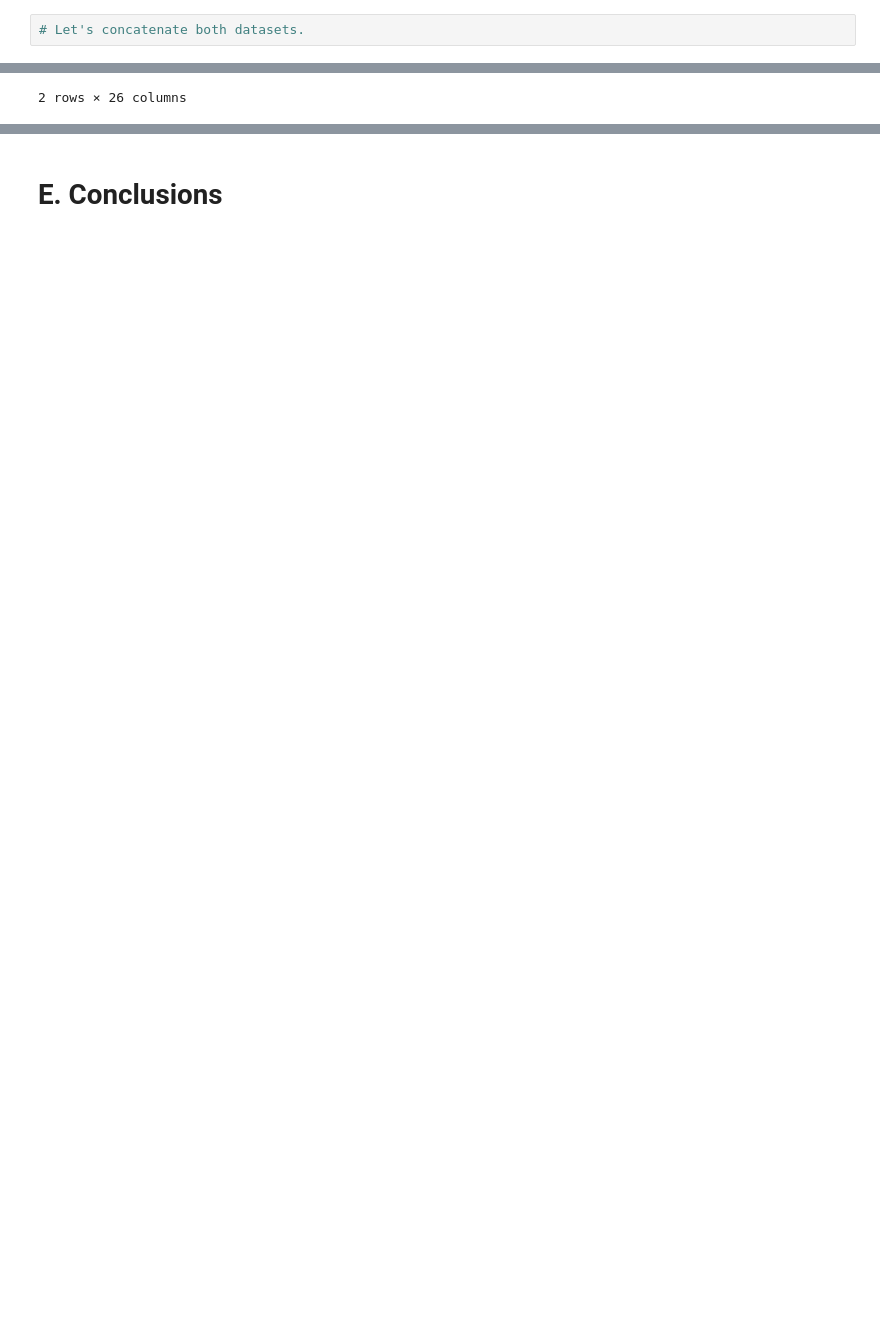
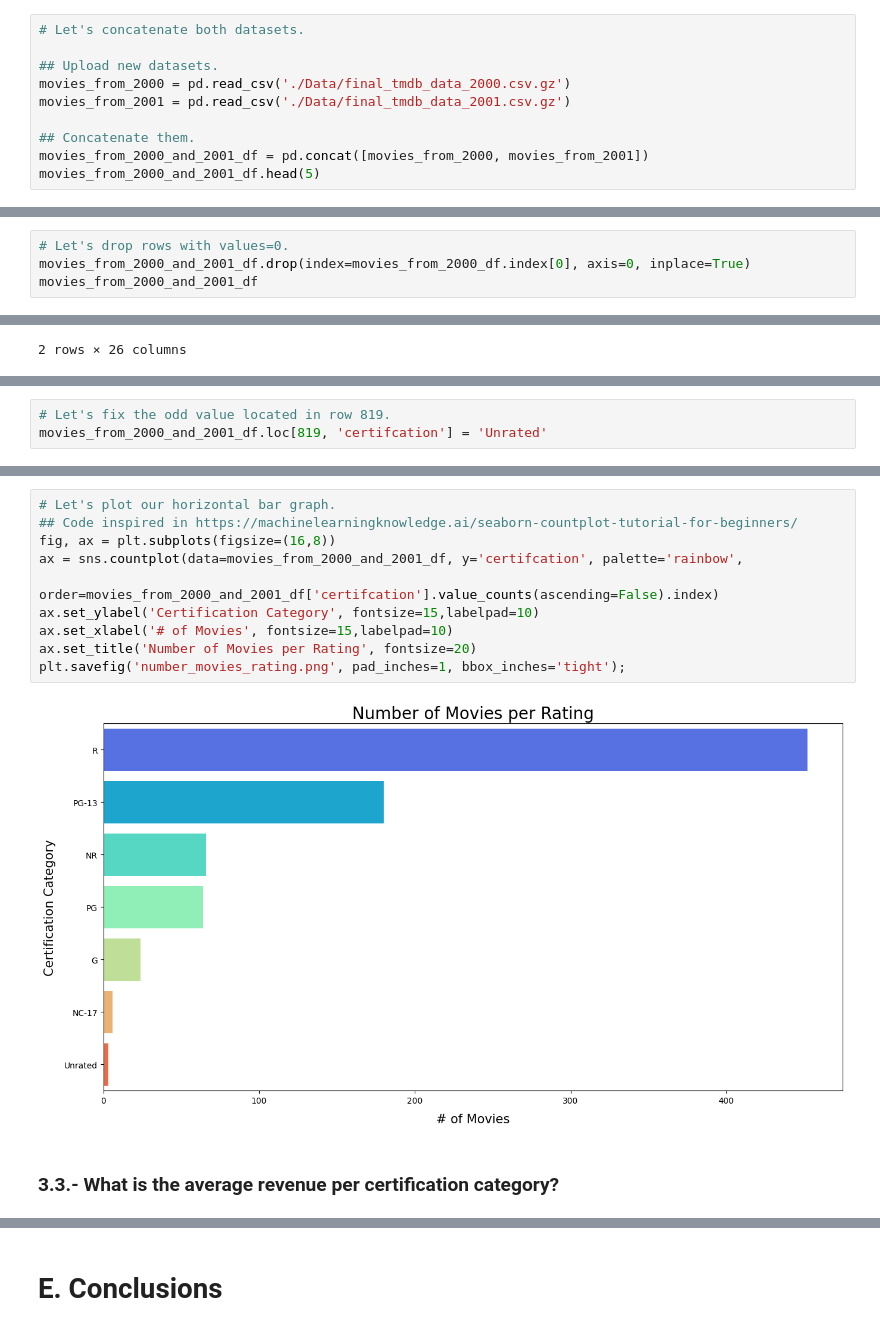
Before and after one commit to edleafvirtual/Project-3-IMDb-Successful-movie, a Jupyter notebook: Part B - Using API from TMDB notebook.ipynb, the cells around one changed output, grey strips where cells are left out. Cells and saved outputs as stored; diff of their text form; blank space fills up the shorter version.

```diff
--- a/Part B - Using API from TMDB notebook.ipynb
+++ b/Part B - Using API from TMDB notebook.ipynb
@@ -270,2 +246,10 @@ movies_from_2001_df
 # %%
 # Let's concatenate both datasets.
+
+## Upload new datasets.
+movies_from_2000 = pd.read_csv('./Data/final_tmdb_data_2000.csv.gz')
+movies_from_2001 = pd.read_csv('./Data/final_tmdb_data_2001.csv.gz')
+
+## Concatenate them.
+movies_from_2000_and_2001_df = pd.concat([movies_from_2000, movies_from_2001])
+movies_from_2000_and_2001_df.head(5)
@@ -271,0 +272,4 @@ movies_from_2001_df
+# %%
+# Let's drop rows with values=0.
+movies_from_2000_and_2001_df.drop(index=movies_from_2000_df.index[0], axis=0, inplace=True)
+movies_from_2000_and_2001_df
@@ -378,0 +501,3 @@ pd.DataFrame(results)
+# %%
+# Let's fix the odd value located in row 819.
+movies_from_2000_and_2001_df.loc[819, 'certifcation'] = 'Unrated'
@@ -378,0 +516,14 @@ pd.DataFrame(results)
+# %%
+# Let's plot our horizontal bar graph.
+## Code inspired in https://machinelearningknowledge.ai/seaborn-countplot-tutorial-for-beginners/
+fig, ax = plt.subplots(figsize=(16,8))
+ax = sns.countplot(data=movies_from_2000_and_2001_df, y='certifcation', palette='rainbow',
+                   order=movies_from_2000_and_2001_df['certifcation'].value_counts(ascending=False).index)
+ax.set_ylabel('Certification Category', fontsize=15,labelpad=10)
+ax.set_xlabel('# of Movies', fontsize=15,labelpad=10)
+ax.set_title('Number of Movies per Rating', fontsize=20)
+plt.savefig('number_movies_rating.png', pad_inches=1, bbox_inches='tight');
+# %% [output]
+[figure, added]
+# %% [markdown]
+### 3.3.- What is the average revenue per certification category?
```
Also changed, not shown: parts of 41 cells of this notebook, 4 other files.
